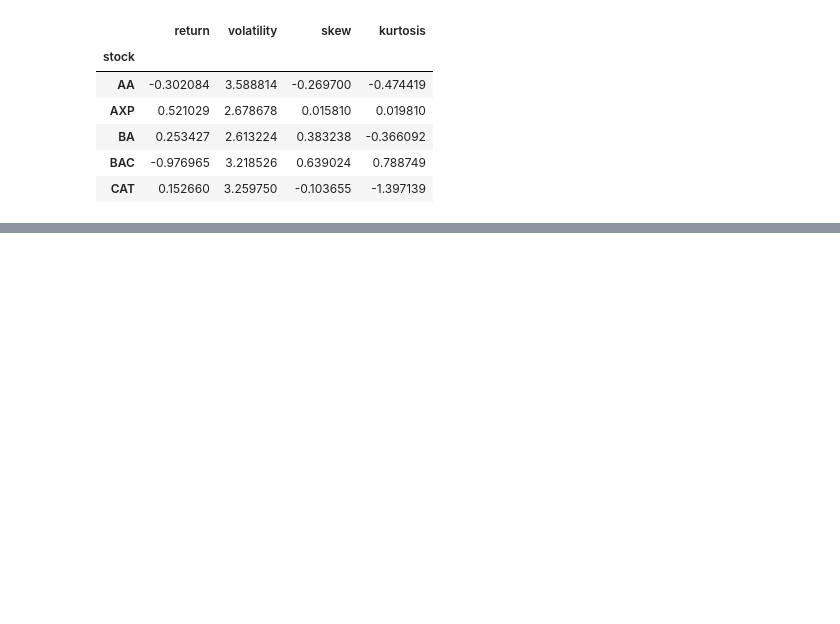
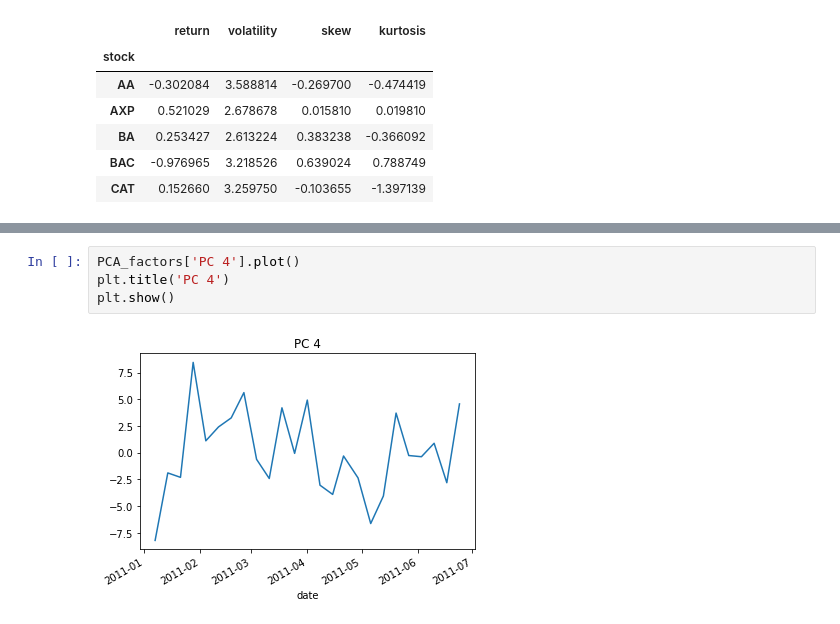
Before and after one commit to rodeoai/The-AI-Handbook-Series, a Jupyter notebook: AI_Model_Handbook_Chap_3.ipynb, the cells around one changed output, grey strips where cells are left out. Drawn from its saved outputs; the diff is of its cells as text; blank space fills up the shorter version.

```diff
--- a/AI_Model_Handbook_Chap_3.ipynb
+++ b/AI_Model_Handbook_Chap_3.ipynb
@@ -145,0 +190,6 @@ X3.head()
+# %%
+PCA_factors['PC 4'].plot()
+plt.title('PC 4')
+plt.show()
+# %% [output]
+[figure, added]
```
Also changed, not shown: parts of 89 cells of this notebook.
